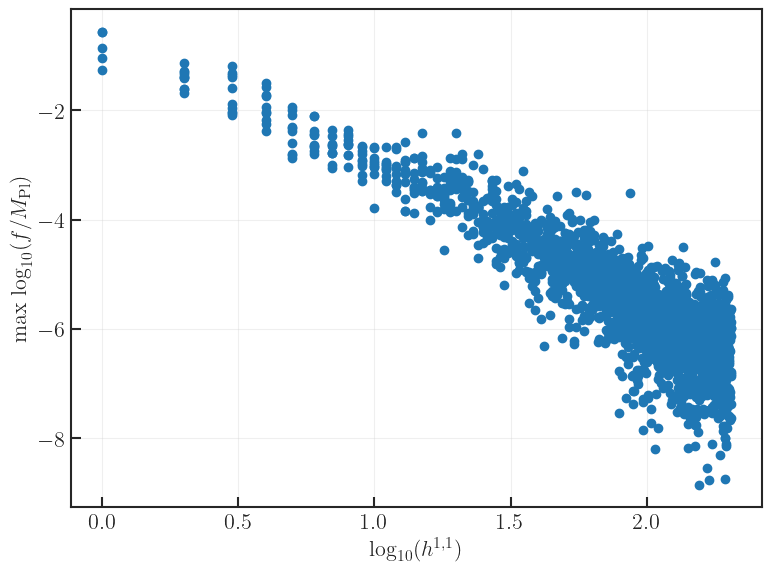
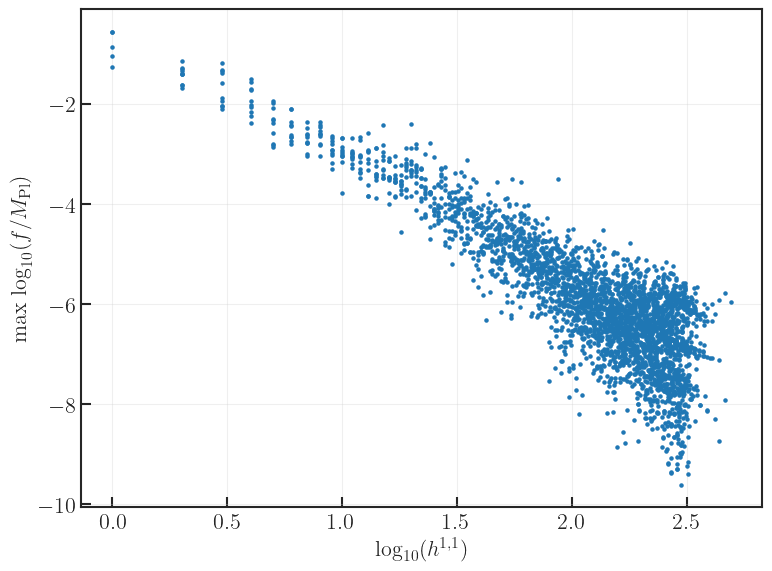
Unified diff of the notebook cell whose output changed from the first chart to the second:
--- before
+++ after
@@ -28,5 +28,5 @@
 plt.xlabel(r"$\log_{10}(h^{1,1})$")
 plt.ylabel(r"max $\log_{10}(f/M_{\mathrm{Pl}})$")
-plt.scatter(log10h11, maxlogf)
+plt.scatter(log10h11, maxlogf, s=5)
 plt.grid(alpha=0.3)
 plt.tight_layout()

Commit: dark matter